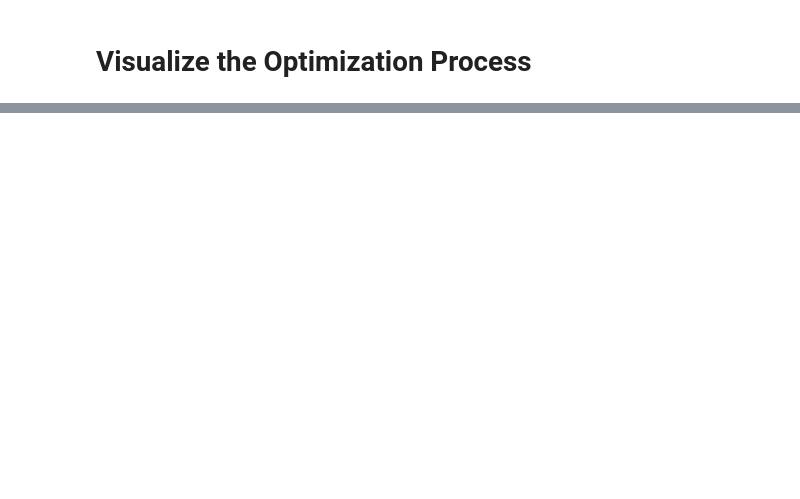
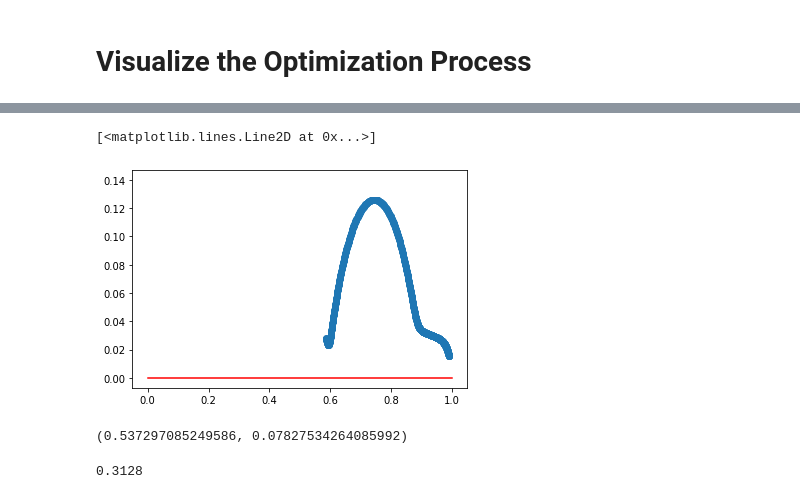
Before and after one commit to sesajad/quantum-state-construction, a Jupyter notebook: code/visualize_optimization.ipynb, the cells around one changed output, grey strips where cells are left out. Saved outputs shown, nothing was run; the diff lists cells and outputs as text; code cells hidden in the pictures; blank space fills up the shorter version.

```diff
--- a/code/visualize_optimization.ipynb
+++ b/code/visualize_optimization.ipynb
@@ -123,0 +184,37 @@ plt.legend()
+# %%
+def dynamic_sampling(dim, h_generator, source, target):
+    opt = lambda h : abs(np.vdot(np.matmul(sc.linalg.expm(1j * h), source), target))
+    diff = lambda d : (opt(h + eps * d) - opt(h)) / eps
+
+    eps = 0.001
+    step = 0.01
+
+    samples = 1
+    opt_samples = 1000
+
+    params = h_generator()
+    fs = []
+    dfs = []
+    for _ in tqdm(range(samples)):
+        h = sum([p * v for p, v in zip(params, np.random.randn(len(params)))])
+        with tqdm() as t:
+            for _ in range(opt_samples):
+                fs.append(opt(h))
+                df = np.array([diff(p) for p in params])
+                dfs.append(np.linalg.norm(df))
+
+                if fs[-1] > 0.99:
+                    break
+
+                if np.linalg.norm(df) == 0:
+                    print('local point')
+                    df = np.random.randn(len(df))
+
+                h += step * sum([p * d for p, d in zip(params, df)]) / (np.linalg.norm(df))
+                t.update()
+                t.set_description("fidelity: %f" % fs[-1])
+    return fs, dfs
+# %%
+target = np.random.randn(dim) + 1j * np.random.randn(dim)
+target /= np.linalg.norm(target)
+fdist, dfdist = dynamic_sampling(dim, h_generator_np, source, target)
@@ -123,0 +224,14 @@ plt.legend()
+# %%
+plt.scatter(fdist, dfdist)
+plt.plot([0,1], [0,0], c='r')
+# %% [output]
+[<matplotlib.lines.Line2D at 0x...>]
+[figure, added]
+# %%
+max(zip(fdist, dfdist), key=lambda x : x[1])
+# %% [output]
+(0.537297085249586, 0.07827534264085992)
+# %%
+0.0782 / 0.5 ** 2
+# %% [output]
+0.3128
```
Also changed, not shown: parts of 10 cells of this notebook.
